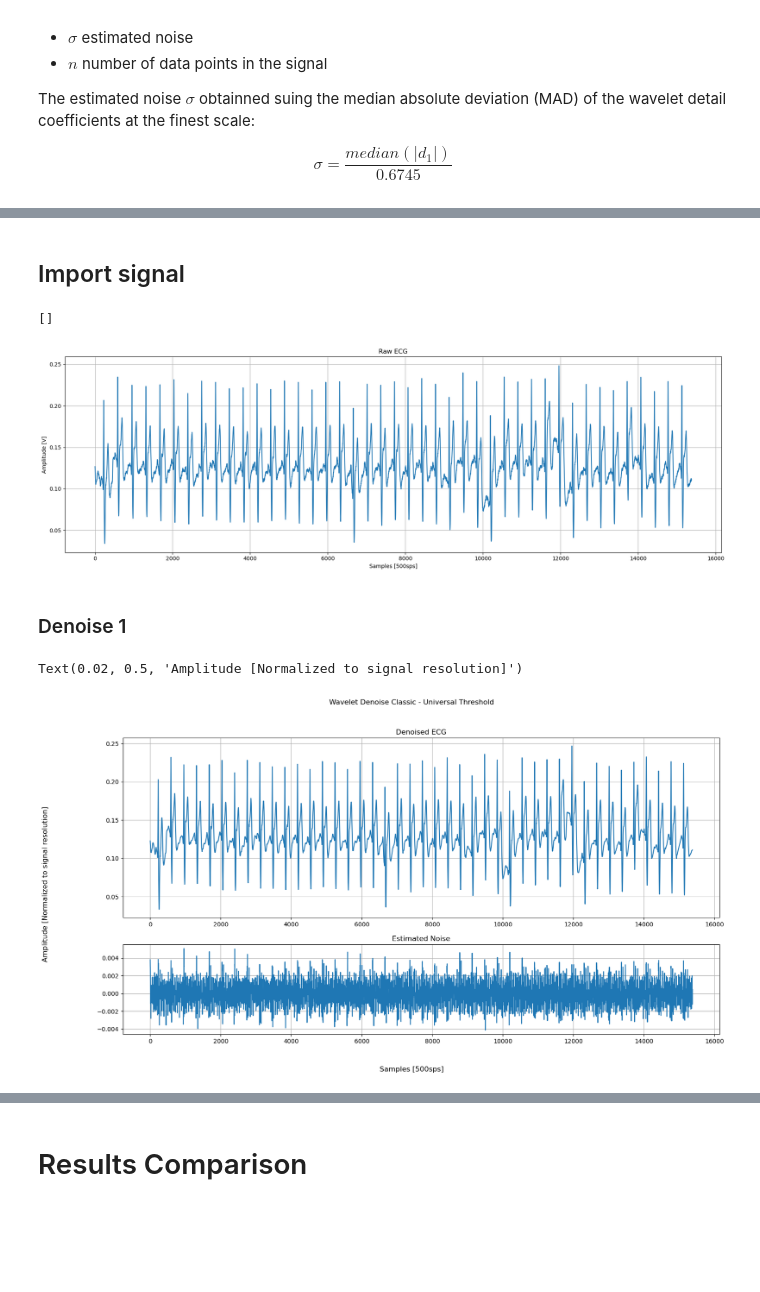
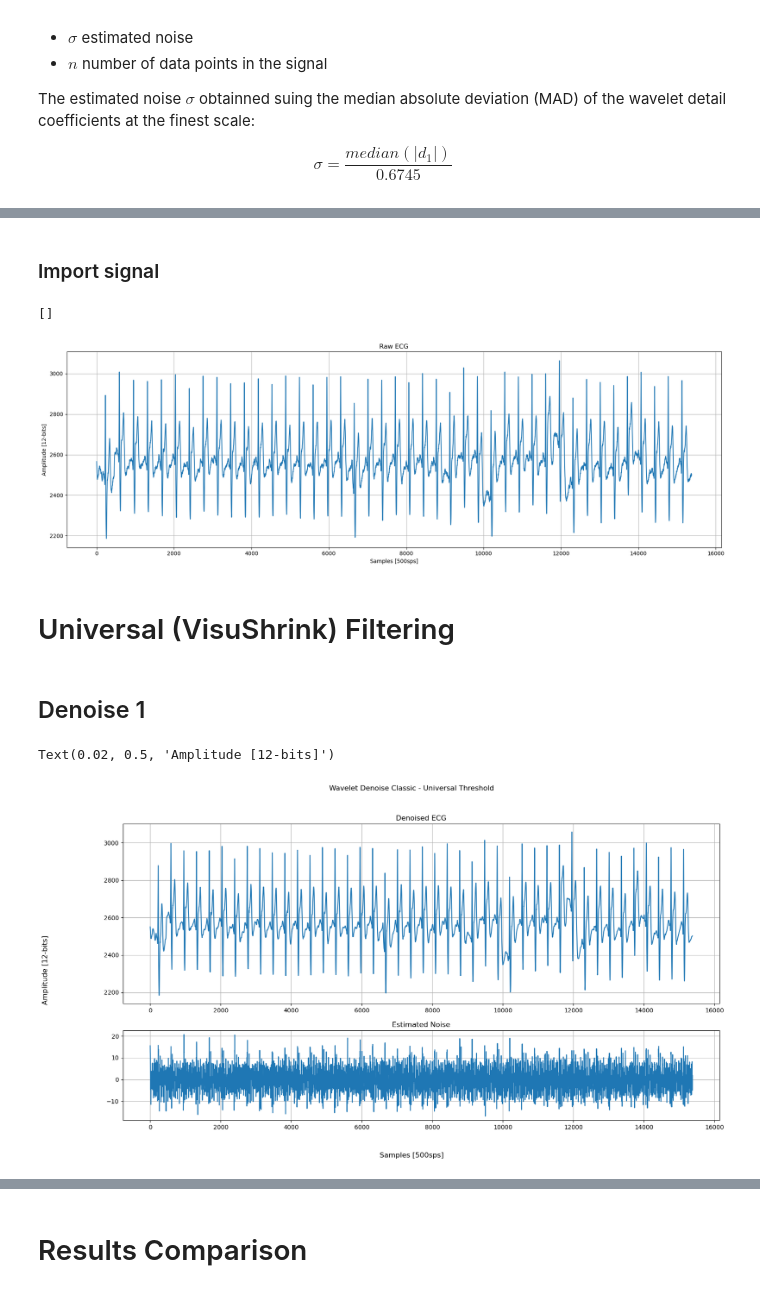
Before and after one commit to DanielProanoGuevara/Multimodal_SQA, a Jupyter notebook: Wavelet_denoising.ipynb, the cells around one changed output, grey strips where cells are left out. Drawn from its saved outputs; the diff is of its cells as text; code cells hidden in the pictures; blank space fills up the shorter version.

```diff
--- a/Wavelet_denoising.ipynb
+++ b/Wavelet_denoising.ipynb
@@ -151,50 +224,53 @@ def universalWVDenoise3(signal, family, level):
 # %% [markdown]
-## Import signal
+### Import signal
 # %%
 #%% Import signals
 
 # Declare files path
 PCG_path = r"C:/Users/danie/Dropbox/PhD/SignalQuality/DatasetCHVNGE/16_TV.mp3"
 ECG_path = r"C:/Users/danie/Dropbox/PhD/SignalQuality/DatasetCHVNGE/16_TV.raw"
 
 ## Import PCG
 a = pydub.AudioSegment.from_mp3(PCG_path)
 PCG_rate = a.frame_rate
 t = a.duration_seconds
 PCG = np.array(a.get_array_of_samples())
 PCG_bit_width = 16
 
 ## Import ECG
 ECG = np.loadtxt(ECG_path, delimiter=",", dtype=int)
 ECG_rate = 500
 ECG_bit_width = 12
+ECG_resolution = (2 ** ECG_bit_width)-1
 
 ## Normalize full-scale
-ECG_v = (ECG - 2047) /4095 #int 12 bits (scale -0.5;0.5)
+#ECG_v = (ECG - ECG_resolution/2) / (ECG_resolution) #int 12 bits (scale -0.5;0.5)
 
 plt.figure(figsize=(18, 6))
-plt.plot(ECG_v)
+plt.plot(ECG)
 plt.grid()
 plt.xlabel('Samples [500sps]')
-plt.ylabel('Amplitude [V]')
+plt.ylabel('Amplitude [12-bits]')
 plt.title('Raw ECG')
 plt.tight_layout()
 
 plt.plot()
 # %% [output]
 []
-[figure, old version]
+[figure, new version]
+# %% [markdown]
+# Universal (VisuShrink) Filtering
 # %% [markdown]
-### Denoise 1
+## Denoise 1
 # %%
 # Signal Denoise
-ECG_wv_universal1 = universalWVDenoise(ECG_v, 'db4', 5)
-e_universal_1 = residuals (ECG_wv_universal1, ECG_v)
+ECG_wv_universal1 = universalWVDenoise(ECG, 'db4', 5)
+e_universal_1 = residuals (ECG_wv_universal1, ECG)
 # noise level metrics
-mse_universal1 =  meanSquareError(ECG_wv_universal1, ECG_v)
+mse_universal1 =  meanSquareError(ECG_wv_universal1, ECG)
 snr_power_universal_1 = snrPower(ECG_wv_universal1, e_universal_1)
 snr_amplitude_universal_1 = snrAmplitude(ECG_wv_universal1, e_universal_1)
-snr_MSE_universal_1 = snrMSE(ECG_wv_universal1, ECG_v)
+snr_MSE_universal_1 = snrMSE(ECG_wv_universal1, ECG)
 snr_RMS_universal_1 = snrRMS(ECG_wv_universal1, e_universal_1)
 snr_VPP_universal_1 = snrVPP(ECG_wv_universal1, e_universal_1)
 # plot
@@ -207,10 +283,9 @@ axs[0].grid()
 axs[1].plot(e_universal_1)
 axs[1].set_title('Estimated Noise')
 axs[1].grid()
-#fig.tight_layout()
 fig.supxlabel('Samples [500sps]')
-fig.supylabel('Amplitude [Normalized to signal resolution]')
+fig.supylabel('Amplitude [12-bits]')
 # %% [output]
-Text(0.02, 0.5, 'Amplitude [Normalized to signal resolution]')
+Text(0.02, 0.5, 'Amplitude [12-bits]')
-[figure, old version]
+[figure, new version]
 # %% [markdown]
```
Also changed, not shown: parts of 20 cells of this notebook.
